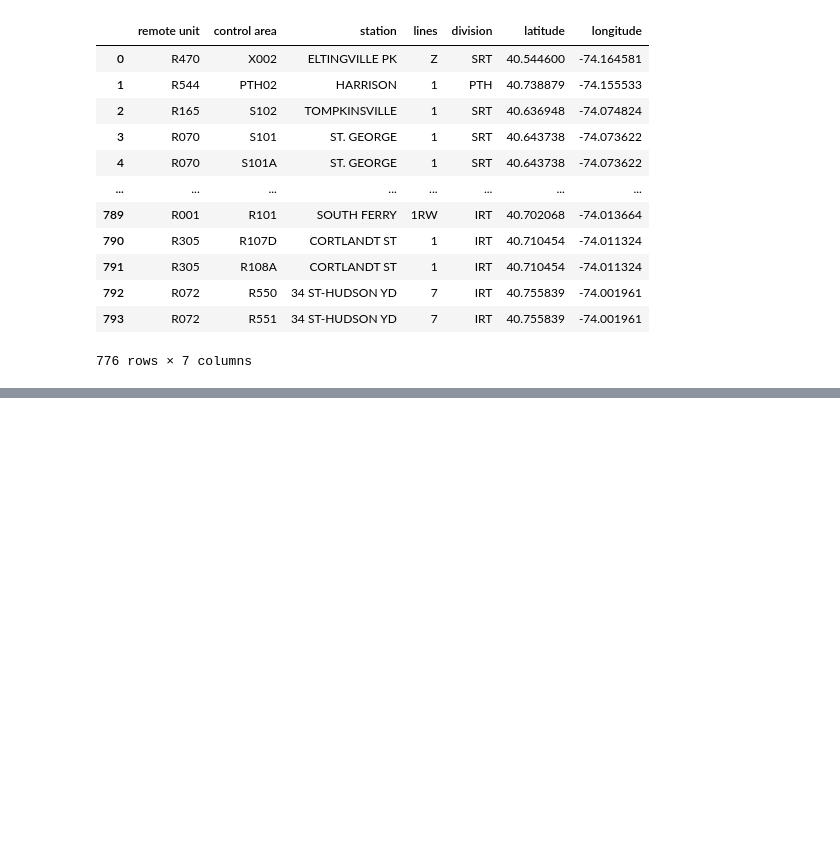
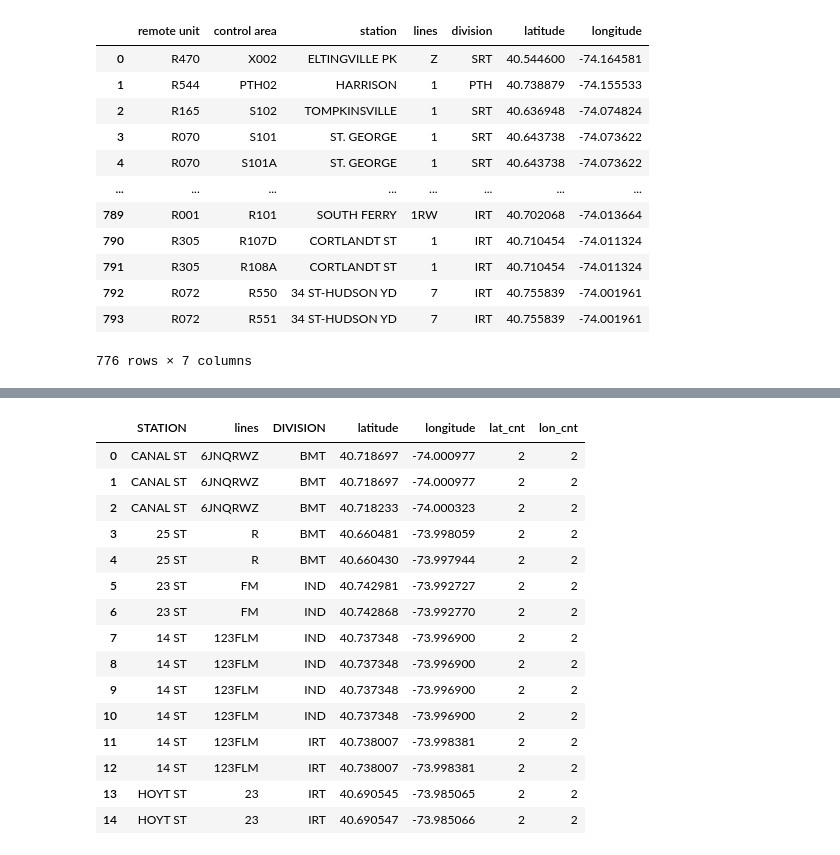
Before and after one commit to mahouoji/MobilityChange, a Jupyter notebook: data_cleaning/turnstile_location_integration.ipynb, the cells around one changed output, grey strips where cells are left out. Drawn from its saved outputs; the diff is of its cells as text; code cells hidden in the pictures; blank space fills up the shorter version.

```diff
--- a/data_cleaning/turnstile_location_integration.ipynb
+++ b/data_cleaning/turnstile_location_integration.ipynb
@@ -205,0 +172,8 @@ count_df[count_df['STATION'] == station_namae].sort_values('DATE')
+# %%
+# TODO: check joined result
+# geostation_nona_df.loc[geostation_nona_df.DIVISION != geostation_nona_df.division]
+# right now, just drop repeated columns
+geostation = geostation_nona_df.loc[:,['C/A', 'UNIT', 'STATION', 'LINENAME', 'DIVISION', 'latitude', 'longitude']]
+# sort linenames by alphabet
+geostation['lines'] = geostation.LINENAME.apply(lambda name: ''.join(sorted(name)))
+geostation.nunique()
@@ -205,0 +213,7 @@ count_df[count_df['STATION'] == station_namae].sort_values('DATE')
+# %%
+unique = geostation[['STATION', 'lines', 'latitude', 'longitude']].groupby(
+    ['STATION', 'lines']).nunique(
+    ['latitude', 'longitude'])[['latitude', 'longitude']].reset_index().rename(
+    columns={"latitude": "lat_cnt", "longitude": "lon_cnt"})
+unique = unique.loc[(unique['lat_cnt'] != 1) | (unique['lon_cnt'] != 1)] # any unexpected value?
+unique
@@ -205,0 +227,20 @@ count_df[count_df['STATION'] == station_namae].sort_values('DATE')
+# %%
+duplicated = pd.merge(geostation[['STATION', 'lines', 'DIVISION', 'latitude', 'longitude']], unique)
+duplicated
+# %% [output]
+|  | STATION | lines | DIVISION | latitude | longitude | lat_cnt | lon_cnt |
+| 0 | CANAL ST | 6JNQRWZ | BMT | 40.718697 | -74.000977 | 2 | 2 |
+| 1 | CANAL ST | 6JNQRWZ | BMT | 40.718697 | -74.000977 | 2 | 2 |
+| 2 | CANAL ST | 6JNQRWZ | BMT | 40.718233 | -74.000323 | 2 | 2 |
+| 3 | 25 ST | R | BMT | 40.660481 | -73.998059 | 2 | 2 |
+| 4 | 25 ST | R | BMT | 40.660430 | -73.997944 | 2 | 2 |
+| 5 | 23 ST | FM | IND | 40.742981 | -73.992727 | 2 | 2 |
+| 6 | 23 ST | FM | IND | 40.742868 | -73.992770 | 2 | 2 |
+| 7 | 14 ST | 123FLM | IND | 40.737348 | -73.996900 | 2 | 2 |
+| 8 | 14 ST | 123FLM | IND | 40.737348 | -73.996900 | 2 | 2 |
+| 9 | 14 ST | 123FLM | IND | 40.737348 | -73.996900 | 2 | 2 |
+| 10 | 14 ST | 123FLM | IND | 40.737348 | -73.996900 | 2 | 2 |
+| 11 | 14 ST | 123FLM | IRT | 40.738007 | -73.998381 | 2 | 2 |
+| 12 | 14 ST | 123FLM | IRT | 40.738007 | -73.998381 | 2 | 2 |
+| 13 | HOYT ST | 23 | IRT | 40.690545 | -73.985065 | 2 | 2 |
+| 14 | HOYT ST | 23 | IRT | 40.690547 | -73.985066 | 2 | 2 |
```
Also changed, not shown: parts of 41 cells of this notebook, 2 other files.
